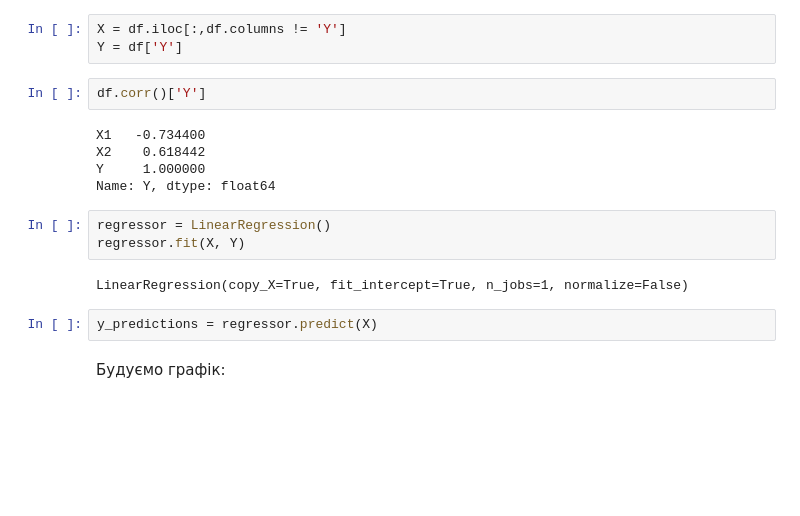
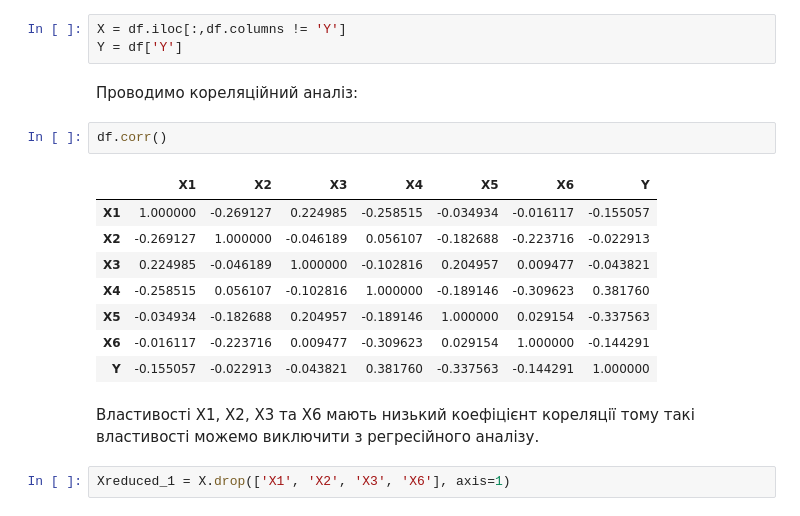
Before and after one commit to rostyq/edu_notebooks, a Jupyter notebook: math_modelling/mnk.ipynb, the cells around one changed output. Cells and saved outputs as stored; diff of their text form; blank space fills up the shorter version.

```diff
--- a/math_modelling/mnk.ipynb
+++ b/math_modelling/mnk.ipynb
@@ -33,19 +51,20 @@ df = pd.DataFrame({'X1': [0.3, 0.3, 0.3, 0.35, 0.35, 0.35, 0.4, 0.4, 0.4],
 # %%
 X = df.iloc[:,df.columns != 'Y']
 Y = df['Y']
+# %% [markdown]
+Проводимо кореляційний аналіз:
 # %%
-df.corr()['Y']
+df.corr()
 # %% [output]
-X1   -0.734400
-X2    0.618442
-Y     1.000000
-Name: Y, dtype: float64
+|  | X1 | X2 | X3 | X4 | X5 | X6 | Y |
+| X1 | 1.000000 | -0.269127 | 0.224985 | -0.258515 | -0.034934 | -0.016117 | -0.155057 |
+| X2 | -0.269127 | 1.000000 | -0.046189 | 0.056107 | -0.182688 | -0.223716 | -0.022913 |
+| X3 | 0.224985 | -0.046189 | 1.000000 | -0.102816 | 0.204957 | 0.009477 | -0.043821 |
+| X4 | -0.258515 | 0.056107 | -0.102816 | 1.000000 | -0.189146 | -0.309623 | 0.381760 |
+| X5 | -0.034934 | -0.182688 | 0.204957 | -0.189146 | 1.000000 | 0.029154 | -0.337563 |
+| X6 | -0.016117 | -0.223716 | 0.009477 | -0.309623 | 0.029154 | 1.000000 | -0.144291 |
+| Y | -0.155057 | -0.022913 | -0.043821 | 0.381760 | -0.337563 | -0.144291 | 1.000000 |
-# %%
-regressor = LinearRegression()
-regressor.fit(X, Y)
-# %% [output]
-LinearRegression(copy_X=True, fit_intercept=True, n_jobs=1, normalize=False)
-# %%
-y_predictions = regressor.predict(X)
-# %% [markdown]
-Будуємо графік:
+# %% [markdown]
+Властивості X1, Х2, Х3 та Х6 мають низький коефіцієнт кореляції тому такі властивості можемо виключити з регресійного аналізу.
+# %%
+Xreduced_1 = X.drop(['X1', 'X2', 'X3', 'X6'], axis=1)
```
Also changed, not shown: parts of 23 cells of this notebook, 1 other file.
